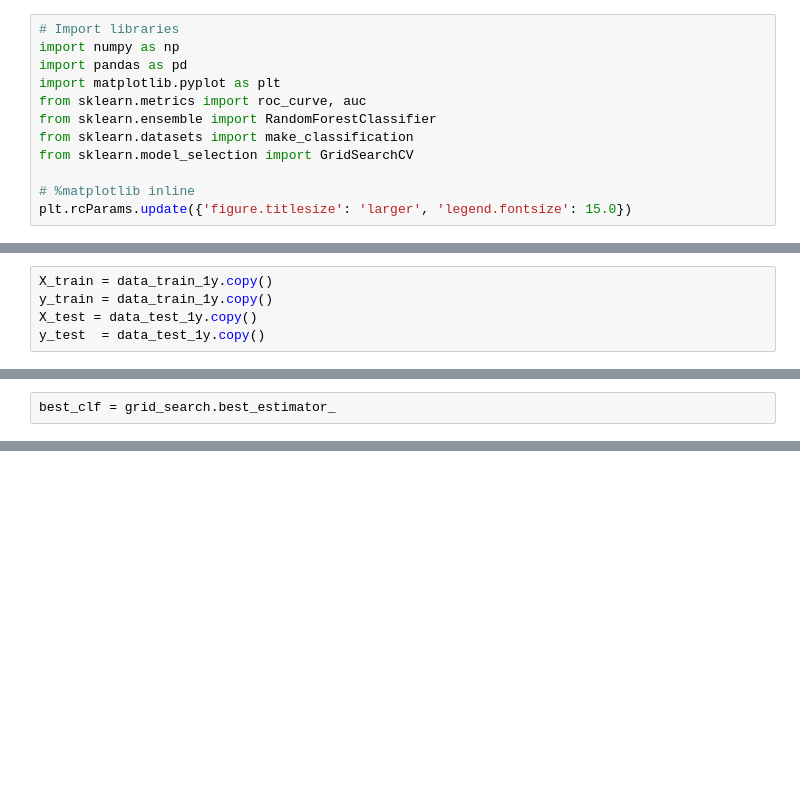
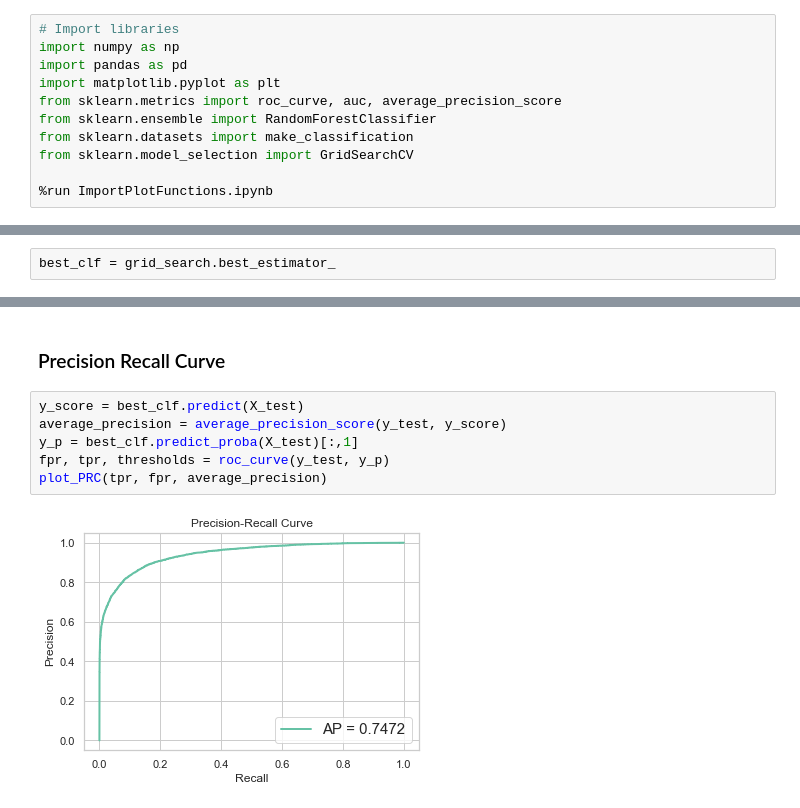
Before and after one commit to NicolasHu11/Short-Long-Term-Mortality-Prediction, a Jupyter notebook: Process Books/Random Forest 1 Year.ipynb, the cells around one changed output, grey strips where cells are left out. Drawn from its saved outputs; the diff is of its cells as text; blank space fills up the shorter version.

```diff
--- a/Process Books/Random Forest 1 Year.ipynb
+++ b/Process Books/Random Forest 1 Year.ipynb
@@ -5,10 +5,9 @@
 import numpy as np
 import pandas as pd
 import matplotlib.pyplot as plt
-from sklearn.metrics import roc_curve, auc
+from sklearn.metrics import roc_curve, auc, average_precision_score
 from sklearn.ensemble import RandomForestClassifier
 from sklearn.datasets import make_classification
 from sklearn.model_selection import GridSearchCV
 
-# %matplotlib inline
-plt.rcParams.update({'figure.titlesize': 'larger', 'legend.fontsize': 15.0})
+%run ImportPlotFunctions.ipynb
@@ -18,5 +13,0 @@ data_test_1y = pd.read_csv('data_pp_test_1y.csv')
-# %%
-X_train = data_train_1y.copy()
-y_train = data_train_1y.copy()
-X_test = data_test_1y.copy()
-y_test  = data_test_1y.copy()
@@ -86,0 +71,10 @@ plt.plot(fpr,tpr)
+# %% [markdown]
+### Precision Recall Curve
+# %%
+y_score = best_clf.predict(X_test)
+average_precision = average_precision_score(y_test, y_score)
+y_p = best_clf.predict_proba(X_test)[:,1]
+fpr, tpr, thresholds = roc_curve(y_test, y_p)
+plot_PRC(tpr, fpr, average_precision)
+# %% [output]
+[figure, added]
```
Also changed, not shown: parts of 23 cells of this notebook, 3 other files.
